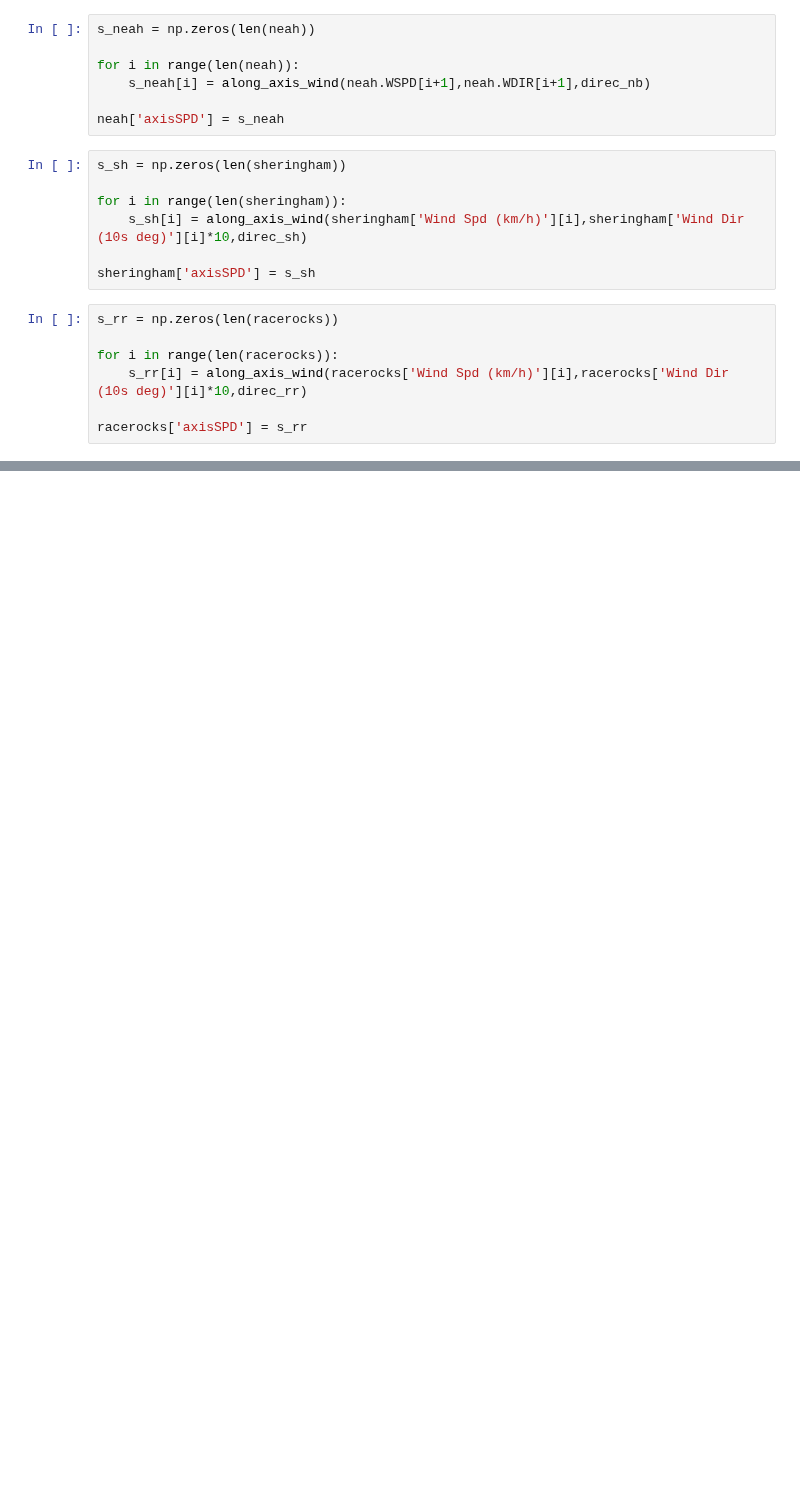
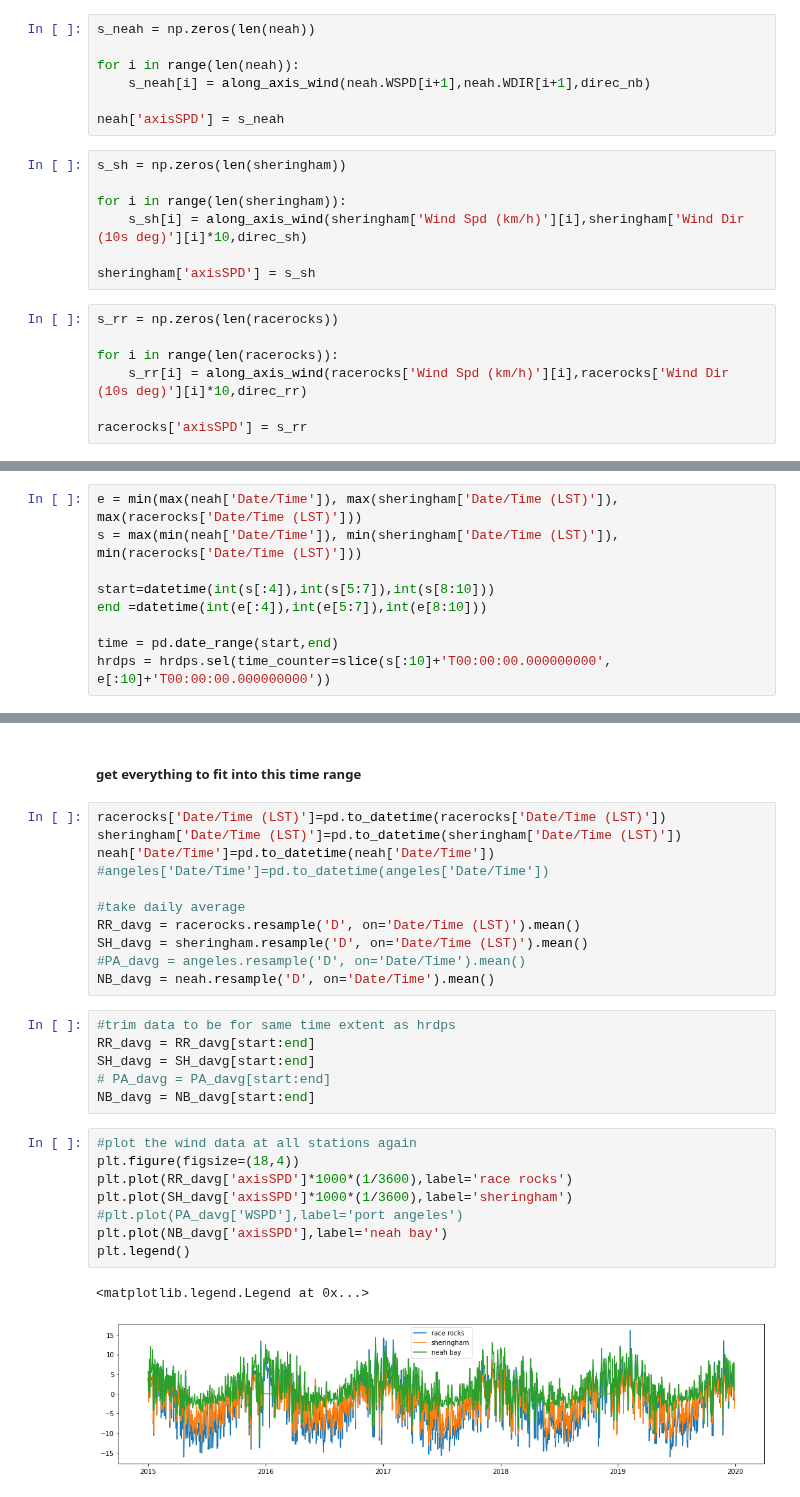
Before and after one commit to rbeutel/eosc510, a Jupyter notebook: Station_HRDPS-Summer.ipynb, the cells around one changed output, grey strips where cells are left out. Saved outputs shown, nothing was run; the diff lists cells and outputs as text; blank space fills up the shorter version.

Commit message:
comparison of winds in the summer

```diff
--- a/Station_HRDPS-Summer.ipynb
+++ b/Station_HRDPS-Summer.ipynb
@@ -182,0 +191,9 @@ racerocks['axisSPD'] = s_rr
+# %%
+e = min(max(neah['Date/Time']), max(sheringham['Date/Time (LST)']), max(racerocks['Date/Time (LST)']))
+s = max(min(neah['Date/Time']), min(sheringham['Date/Time (LST)']), min(racerocks['Date/Time (LST)']))
+
+start=datetime(int(s[:4]),int(s[5:7]),int(s[8:10]))
+end =datetime(int(e[:4]),int(e[5:7]),int(e[8:10]))
+
+time = pd.date_range(start,end)
+hrdps = hrdps.sel(time_counter=slice(s[:10]+'T00:00:00.000000000', e[:10]+'T00:00:00.000000000'))
@@ -182,0 +214,30 @@ racerocks['axisSPD'] = s_rr
+# %% [markdown]
+##### get everything to fit into this time range
+# %%
+racerocks['Date/Time (LST)']=pd.to_datetime(racerocks['Date/Time (LST)'])
+sheringham['Date/Time (LST)']=pd.to_datetime(sheringham['Date/Time (LST)'])
+neah['Date/Time']=pd.to_datetime(neah['Date/Time'])
+#angeles['Date/Time']=pd.to_datetime(angeles['Date/Time'])
+
+#take daily average
+RR_davg = racerocks.resample('D', on='Date/Time (LST)').mean()
+SH_davg = sheringham.resample('D', on='Date/Time (LST)').mean()
+#PA_davg = angeles.resample('D', on='Date/Time').mean()
+NB_davg = neah.resample('D', on='Date/Time').mean()
+# %%
+#trim data to be for same time extent as hrdps
+RR_davg = RR_davg[start:end]
+SH_davg = SH_davg[start:end]
+# PA_davg = PA_davg[start:end]
+NB_davg = NB_davg[start:end]
+# %%
+#plot the wind data at all stations again
+plt.figure(figsize=(18,4))
+plt.plot(RR_davg['axisSPD']*1000*(1/3600),label='race rocks')
+plt.plot(SH_davg['axisSPD']*1000*(1/3600),label='sheringham')
+#plt.plot(PA_davg['WSPD'],label='port angeles')
+plt.plot(NB_davg['axisSPD'],label='neah bay')
+plt.legend()
+# %% [output]
+<matplotlib.legend.Legend at 0x...>
+[figure, added]
```
Also changed, not shown: parts of 26 cells of this notebook.
